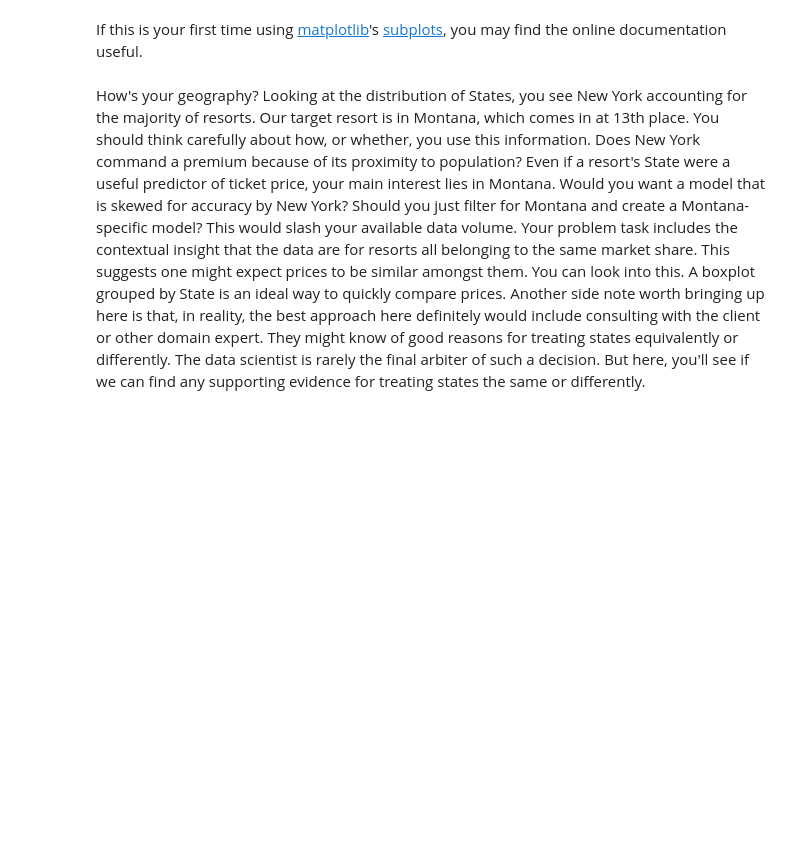
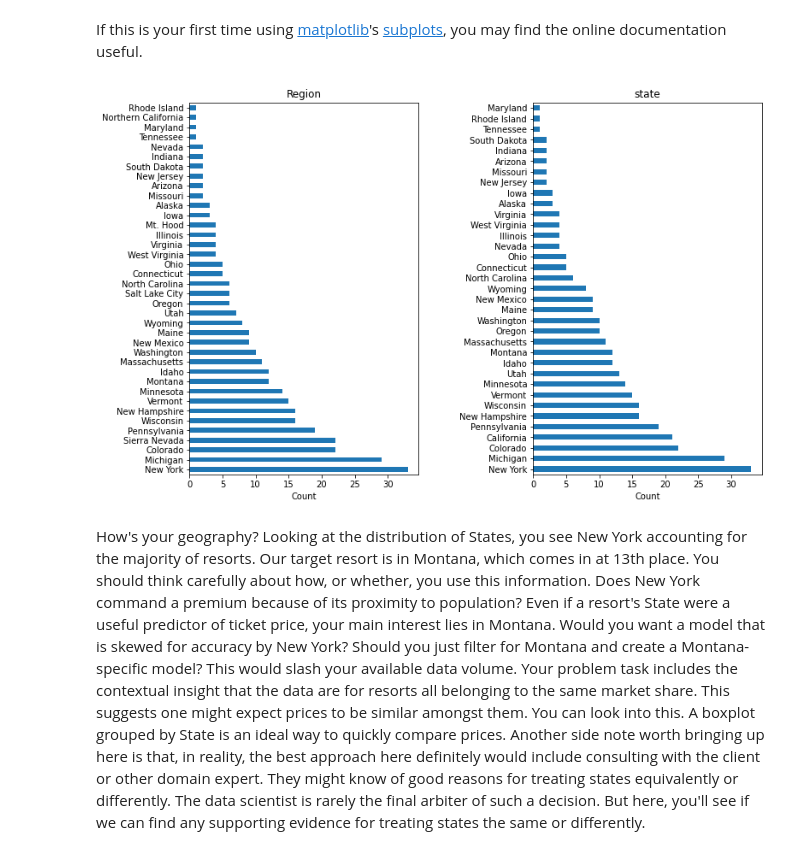
Before and after one commit to Hillary577/DataScienceGuidedCapstone, a Jupyter notebook: Notebooks/HL_02_data_wrangling.ipynb, the cells around one changed output. Cells and saved outputs as stored; diff of their text form; code cells hidden in the pictures; blank space fills up the shorter version.

```diff
--- a/Notebooks/HL_02_data_wrangling.ipynb
+++ b/Notebooks/HL_02_data_wrangling.ipynb
@@ -309,24 +348,26 @@ If this is your first time using [matplotlib](https://matplotlib.org/3.2.2/index
 # %%
 #Code task 13#
 #Create two subplots on 1 row and 2 columns with a figsize of (12, 8)
-fig, ax = plt.subplots(___, ___, figsize=(___))
+fig, ax = plt.subplots(1, 2, figsize=(12, 8))
 #Specify a horizontal barplot ('barh') as kind of plot (kind=)
-ski_data.Region.value_counts().plot(kind=___, ax=ax[0])
+ski_data.Region.value_counts().plot(kind='barh', ax=ax[0])
 #Give the plot a helpful title of 'Region'
-ax[0].set_title(___)
+ax[0].set_title('Region')
 #Label the xaxis 'Count'
-ax[0].set_xlabel(___)
+ax[0].set_xlabel('Count')
 #Specify a horizontal barplot ('barh') as kind of plot (kind=)
-ski_data.state.value_counts().plot(kind=___, ax=ax[1])
+ski_data.state.value_counts().plot(kind='barh', ax=ax[1])
 #Give the plot a helpful title of 'state'
-ax[1].set_title(___)
+ax[1].set_title('state')
 #Label the xaxis 'Count'
-ax[1].set_xlabel(___)
+ax[1].set_xlabel('Count')
 #Give the subplots a little "breathing room" with a wspace of 0.5
-plt.subplots_adjust(wspace=___);
+plt.subplots_adjust(wspace=0.5);
 #You're encouraged to explore a few different figure sizes, orientations, and spacing here
 # as the importance of easy-to-read and informative figures is frequently understated
 # and you will find the ability to tweak figures invaluable later on
+# %% [output]
+[figure, added]
 # %% [markdown]
 How's your geography? Looking at the distribution of States, you see New York accounting for the majority of resorts. Our target resort is in Montana, which comes in at 13th place. You should think carefully about how, or whether, you use this information. Does New York command a premium because of its proximity to population? Even if a resort's State were a useful predictor of ticket price, your main interest lies in Montana. Would you want a model that is skewed for accuracy by New York? Should you just filter for Montana and create a Montana-specific model? This would slash your available data volume. Your problem task includes the contextual insight that the data are for resorts all belonging to the same market share. This suggests one might expect prices to be similar amongst them. You can look into this. A boxplot grouped by State is an ideal way to quickly compare prices. Another side note worth bringing up here is that, in reality, the best approach here definitely would include consulting with the client or other domain expert. They might know of good reasons for treating states equivalently or differently. The data scientist is rarely the final arbiter of such a decision. But here, you'll see if we can find any supporting evidence for treating states the same or differently.
 # %% [markdown]
```
Also changed, not shown: parts of 12 cells of this notebook.
